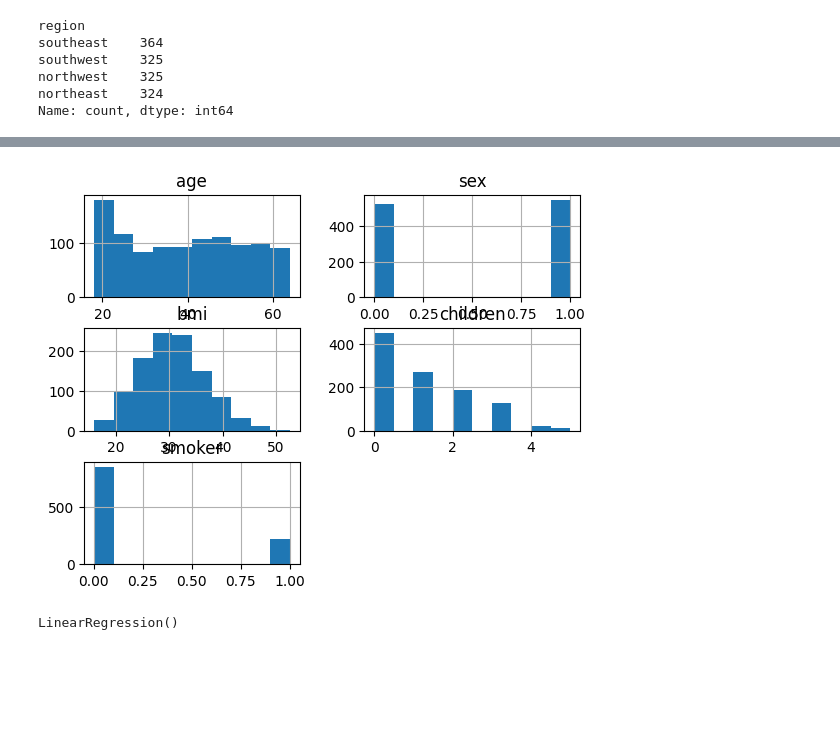
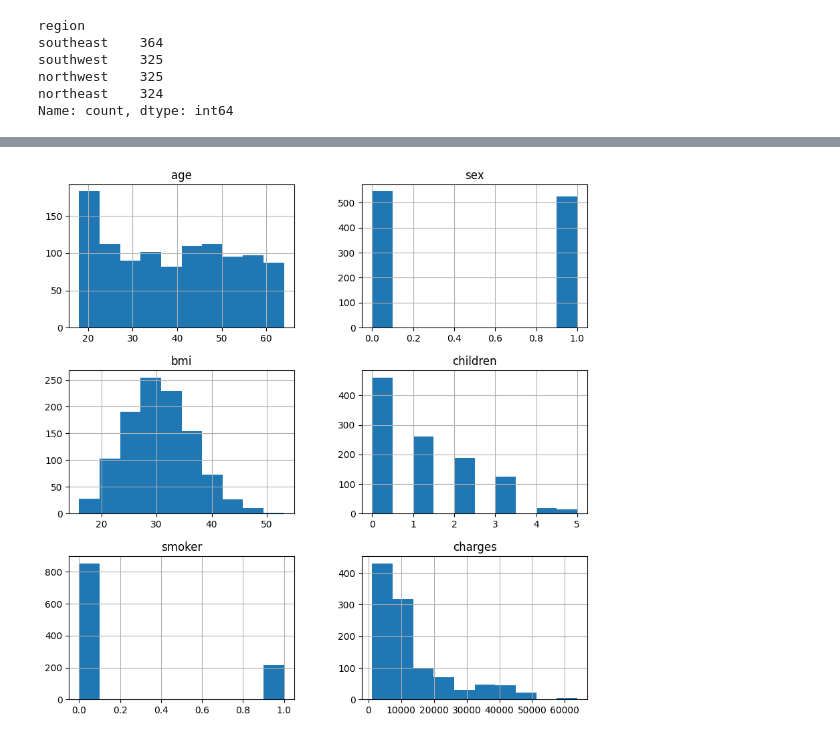
Before and after one commit to arnaldochm/linear-regression-project, a Jupyter notebook: src/explore.ipynb, the cells around one changed output, grey strips where cells are left out. Cells and saved outputs as stored; diff of their text form; code cells hidden in the pictures; blank space fills up the shorter version.

```diff
--- a/src/explore.ipynb
+++ b/src/explore.ipynb
@@ -105 +83,19 @@ df_processed.sample(5)
+# %%
+df_processed['region'] = pd.Categorical(df_raw['region'])
+
+df_processed.to_csv('../data/processed/data_processed.csv')
+
+df = df_processed.copy()
+# %%
+#EDA
+
+X = df.copy().drop(['charges'],axis=1)
+
+y = df['charges'].copy()
+
+# 3.1. Create Train and Test subsets
+
+X_train, X_test, y_train, y_test = train_test_split(X, y, random_state=1400, test_size=0.2) #Stratify: stratificar entre yes y no de specialty
+
+df_train = pd.concat([X_train, y_train], axis=1)
 # %%
@@ -193,5 +129,5 @@ X_train, X_test, y_train, y_test = train_test_split(X, y, random_state=1150, tes
 # %%
-X_train.hist()
+df_train.hist(figsize=(10,10))
 plt.show()
 # %% [output]
-[figure, old version]
+[figure, new version]
@@ -202,5 +133,0 @@ X_test_scaled = scaler.transform(X_test)
-# %%
-model = LinearRegression()
-model.fit(X_train_scaled,y_train)
-# %% [output]
-LinearRegression()
```
Also changed, not shown: parts of 32 cells of this notebook, 1 other file.
